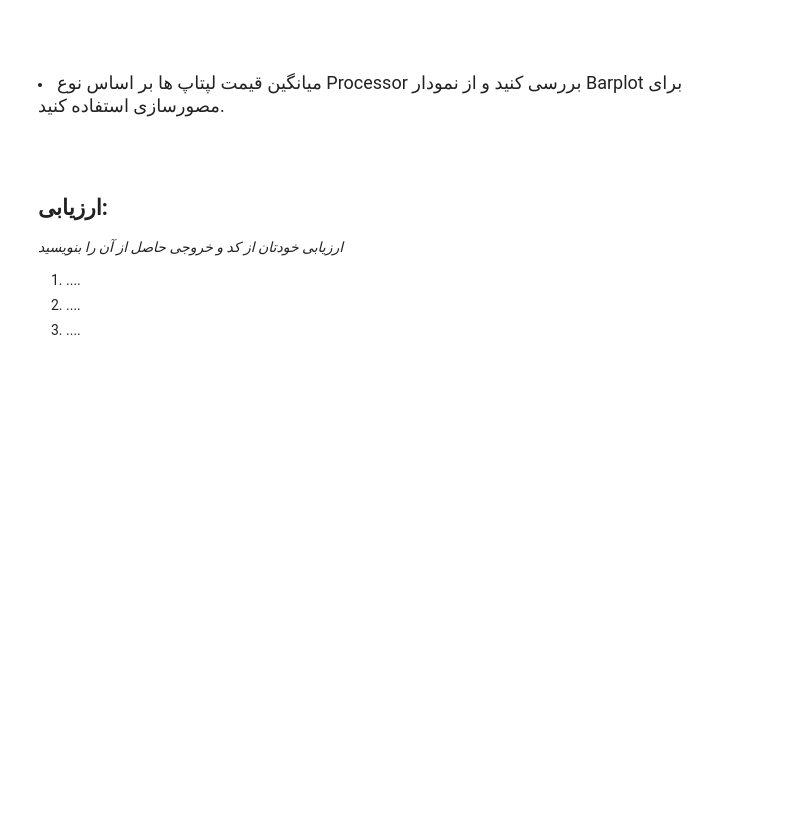
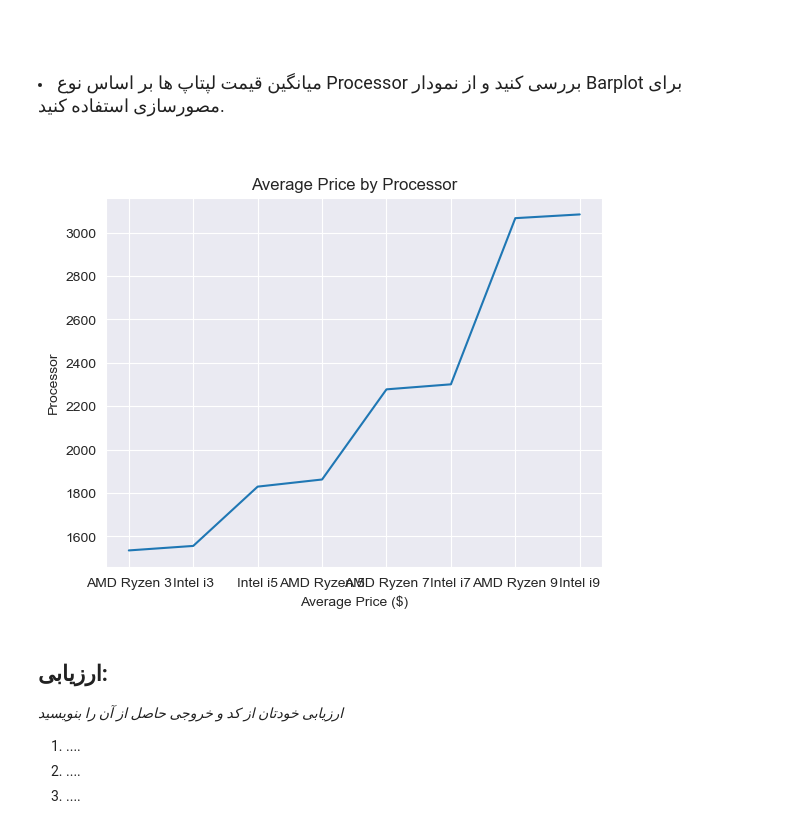
Before and after one commit to mobinym/Predict_Laptop_Price, a Jupyter notebook: Exercise 2.ipynb, the cells around one changed output. Saved outputs shown, nothing was run; the diff lists cells and outputs as text; code cells hidden in the pictures; blank space fills up the shorter version.

```diff
--- a/Exercise 2.ipynb
+++ b/Exercise 2.ipynb
@@ -485,3 +498,13 @@ plt.show()
+# %%
+# TODO: میانگین قیمت بر اساس Processor
+df_processor_price = df.groupby("Processor")["Price ($)"].mean().sort_values()
+df_processor_price.plot()
+plt.title('Average Price by Processor')
+plt.xlabel('Average Price ($)', fontsize=10)
+plt.ylabel('Processor', fontsize=10)
+plt.show()
+# %% [output]
+[figure, added]
 # %% [markdown]
 ## ارزیابی:
 *ارزیابی خودتان از کد و خروجی حاصل از آن را بنویسید*
```
Also changed, not shown: parts of 72 cells of this notebook, 1 other file.
